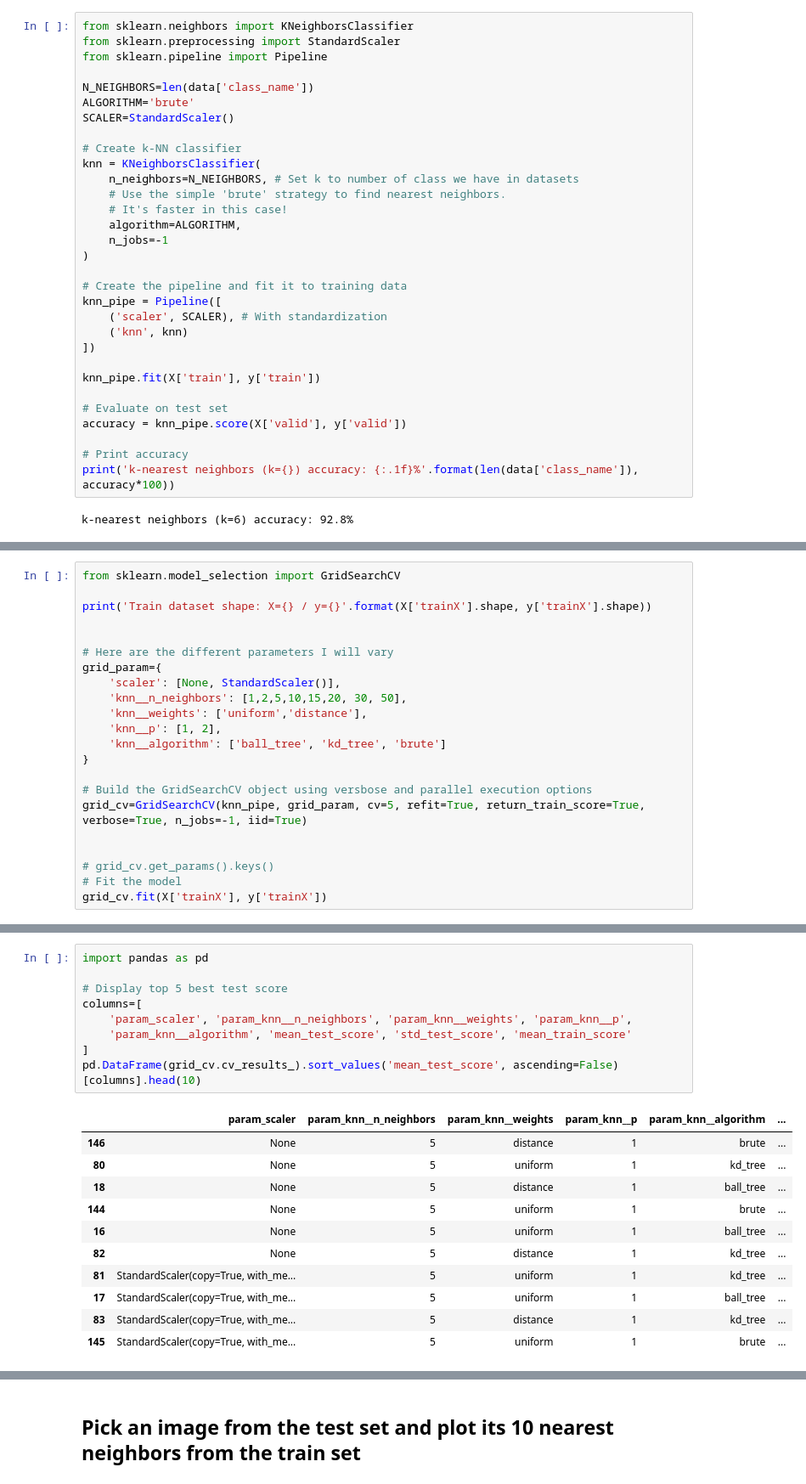
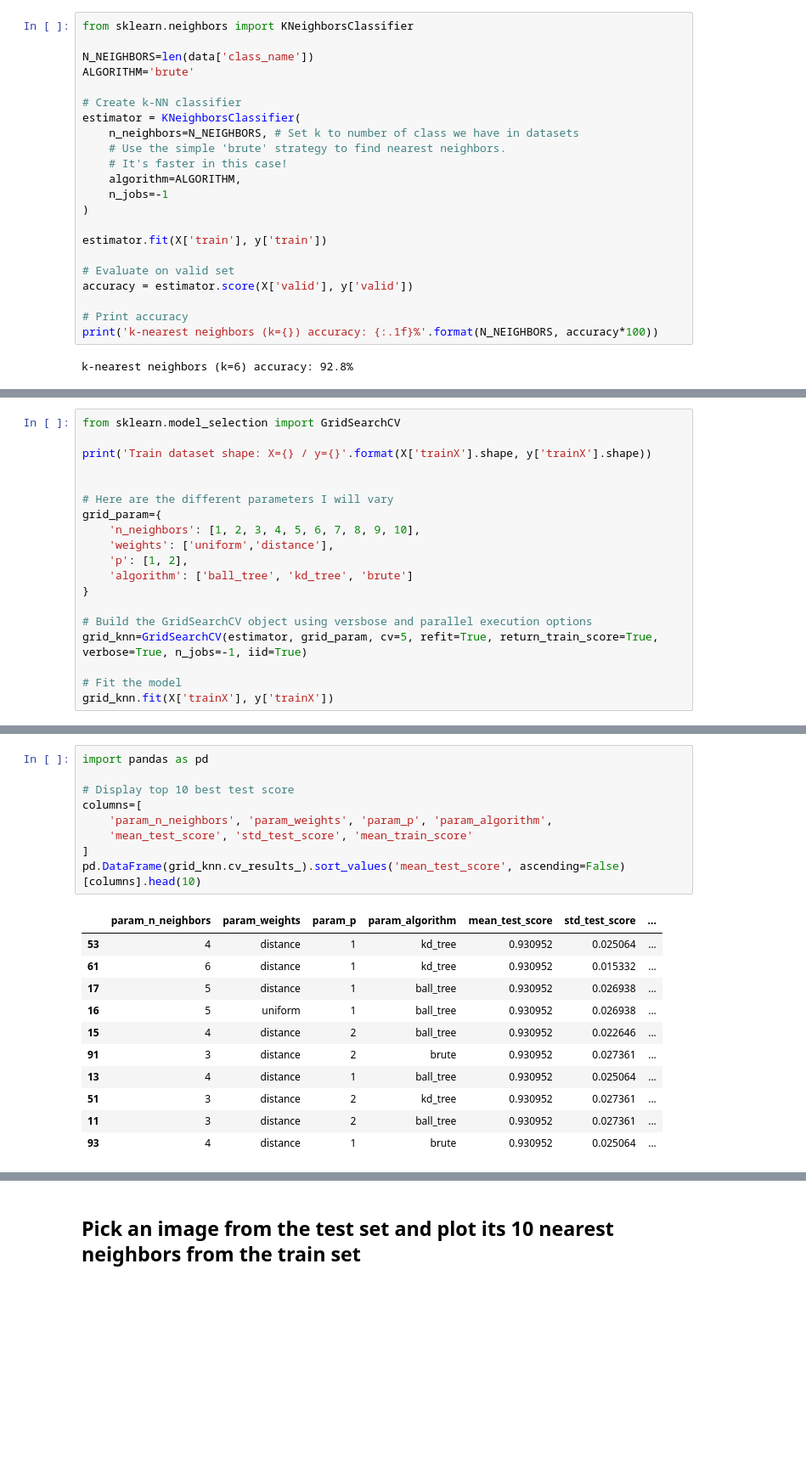
Before and after one commit to xnicolovici/machine_learning, a Jupyter notebook: notebooks/Course No 4/11. Course project/03 - Visual search with k-NN.ipynb, the cells around one changed output, grey strips where cells are left out. Shown at 85% size. Saved outputs shown, nothing was run; the diff lists cells and outputs as text; blank space fills up the shorter version.

```diff
--- a/notebooks/Course No 4/11. Course project/03 - Visual search with k-NN.ipynb
+++ b/notebooks/Course No 4/11. Course project/03 - Visual search with k-NN.ipynb
@@ -82,15 +82,12 @@ Same for the *scaler* and the *algorithm* parameter, I'll perfom some grid searc
 > Note: The following code has been taken from the course
 # %%
 from sklearn.neighbors import KNeighborsClassifier
-from sklearn.preprocessing import StandardScaler
-from sklearn.pipeline import Pipeline
 
 N_NEIGHBORS=len(data['class_name'])
 ALGORITHM='brute'
-SCALER=StandardScaler()
 
 # Create k-NN classifier
-knn = KNeighborsClassifier(
+estimator = KNeighborsClassifier(
     n_neighbors=N_NEIGHBORS, # Set k to number of class we have in datasets
     # Use the simple 'brute' strategy to find nearest neighbors.
     # It's faster in this case!
@@ -98,19 +95,13 @@ knn = KNeighborsClassifier(
     n_jobs=-1
 )
 
-# Create the pipeline and fit it to training data
-knn_pipe = Pipeline([
-    ('scaler', SCALER), # With standardization
-    ('knn', knn)
-])
+estimator.fit(X['train'], y['train'])
 
-knn_pipe.fit(X['train'], y['train'])
-
-# Evaluate on test set
-accuracy = knn_pipe.score(X['valid'], y['valid'])
+# Evaluate on valid set
+accuracy = estimator.score(X['valid'], y['valid'])
 
 # Print accuracy
-print('k-nearest neighbors (k={}) accuracy: {:.1f}%'.format(len(data['class_name']), accuracy*100))
+print('k-nearest neighbors (k={}) accuracy: {:.1f}%'.format(N_NEIGHBORS, accuracy*100))
 # %% [output]
 k-nearest neighbors (k=6) accuracy: 92.8%
 # %% [markdown]
@@ -140,19 +132,16 @@ print('Train dataset shape: X={} / y={}'.format(X['trainX'].shape, y['trainX'].s
 
 # Here are the different parameters I will vary
 grid_param={
-    'scaler': [None, StandardScaler()],
-    'knn__n_neighbors': [1,2,5,10,15,20, 30, 50],
-    'knn__weights': ['uniform','distance'],
-    'knn__p': [1, 2],
-    'knn__algorithm': ['ball_tree', 'kd_tree', 'brute']
+    'n_neighbors': [1, 2, 3, 4, 5, 6, 7, 8, 9, 10],
+    'weights': ['uniform','distance'],
+    'p': [1, 2],
+    'algorithm': ['ball_tree', 'kd_tree', 'brute']
 }
 
 # Build the GridSearchCV object using versbose and parallel execution options
-grid_cv=GridSearchCV(knn_pipe, grid_param, cv=5, refit=True, return_train_score=True, verbose=True, n_jobs=-1, iid=True)
+grid_knn=GridSearchCV(estimator, grid_param, cv=5, refit=True, return_train_score=True, verbose=True, n_jobs=-1, iid=True)
 
-
-# grid_cv.get_params().keys()
 # Fit the model
-grid_cv.fit(X['trainX'], y['trainX'])
+grid_knn.fit(X['trainX'], y['trainX'])
 # %% [output]
 Train dataset shape: X=(420, 2048) / y=(420,)
@@ -177,24 +164,24 @@ Now that tuning is done, let's find the best parameters to be used.
 # %%
 import pandas as pd
 
-# Display top 5 best test score
+# Display top 10 best test score
 columns=[
-    'param_scaler', 'param_knn__n_neighbors', 'param_knn__weights', 'param_knn__p',
-    'param_knn__algorithm', 'mean_test_score', 'std_test_score', 'mean_train_score'
+    'param_n_neighbors', 'param_weights', 'param_p', 'param_algorithm',
+    'mean_test_score', 'std_test_score', 'mean_train_score'
 ]
-pd.DataFrame(grid_cv.cv_results_).sort_values('mean_test_score', ascending=False)[columns].head(10)
+pd.DataFrame(grid_knn.cv_results_).sort_values('mean_test_score', ascending=False)[columns].head(10)
 # %% [output]
-|  | param_scaler | param_knn__n_neighbors | param_knn__weights | param_knn__p | param_knn__algorithm | ... |
-| 146 | None | 5 | distance | 1 | brute | ... |
-| 80 | None | 5 | uniform | 1 | kd_tree | ... |
-| 18 | None | 5 | distance | 1 | ball_tree | ... |
-| 144 | None | 5 | uniform | 1 | brute | ... |
-| 16 | None | 5 | uniform | 1 | ball_tree | ... |
-| 82 | None | 5 | distance | 1 | kd_tree | ... |
-| 81 | StandardScaler(copy=True, with_me... | 5 | uniform | 1 | kd_tree | ... |
-| 17 | StandardScaler(copy=True, with_me... | 5 | uniform | 1 | ball_tree | ... |
-| 83 | StandardScaler(copy=True, with_me... | 5 | distance | 1 | kd_tree | ... |
-| 145 | StandardScaler(copy=True, with_me... | 5 | uniform | 1 | brute | ... |
+|  | param_n_neighbors | param_weights | param_p | param_algorithm | mean_test_score | std_test_score | ... |
+| 53 | 4 | distance | 1 | kd_tree | 0.930952 | 0.025064 | ... |
+| 61 | 6 | distance | 1 | kd_tree | 0.930952 | 0.015332 | ... |
+| 17 | 5 | distance | 1 | ball_tree | 0.930952 | 0.026938 | ... |
+| 16 | 5 | uniform | 1 | ball_tree | 0.930952 | 0.026938 | ... |
+| 15 | 4 | distance | 2 | ball_tree | 0.930952 | 0.022646 | ... |
+| 91 | 3 | distance | 2 | brute | 0.930952 | 0.027361 | ... |
+| 13 | 4 | distance | 1 | ball_tree | 0.930952 | 0.025064 | ... |
+| 51 | 3 | distance | 2 | kd_tree | 0.930952 | 0.027361 | ... |
+| 11 | 3 | distance | 2 | ball_tree | 0.930952 | 0.027361 | ... |
+| 93 | 4 | distance | 1 | brute | 0.930952 | 0.025064 | ... |
 # %% [markdown]
 What are the conclusion ?
 
```
Also changed, not shown: parts of 15 cells of this notebook, 3 other files.
